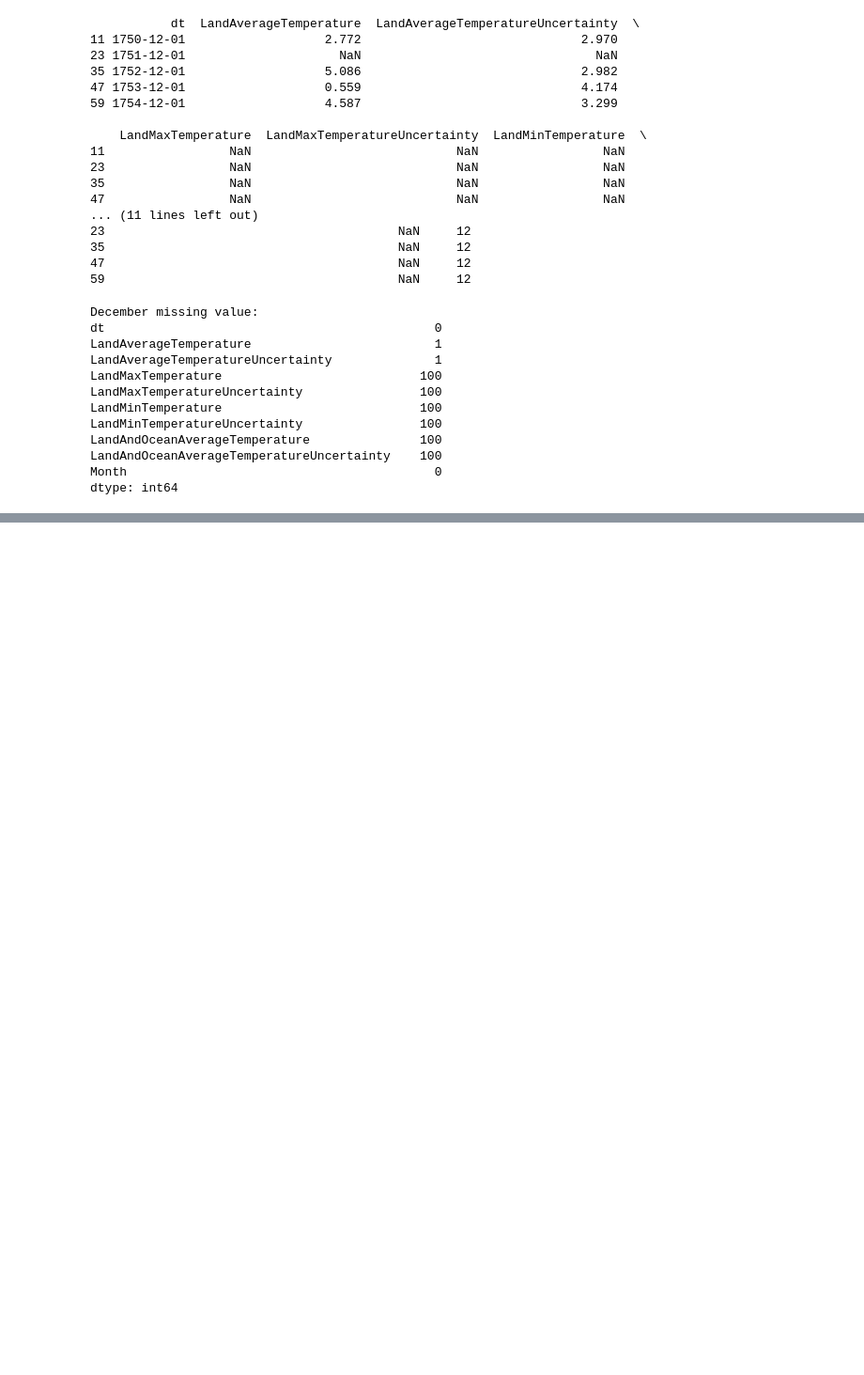
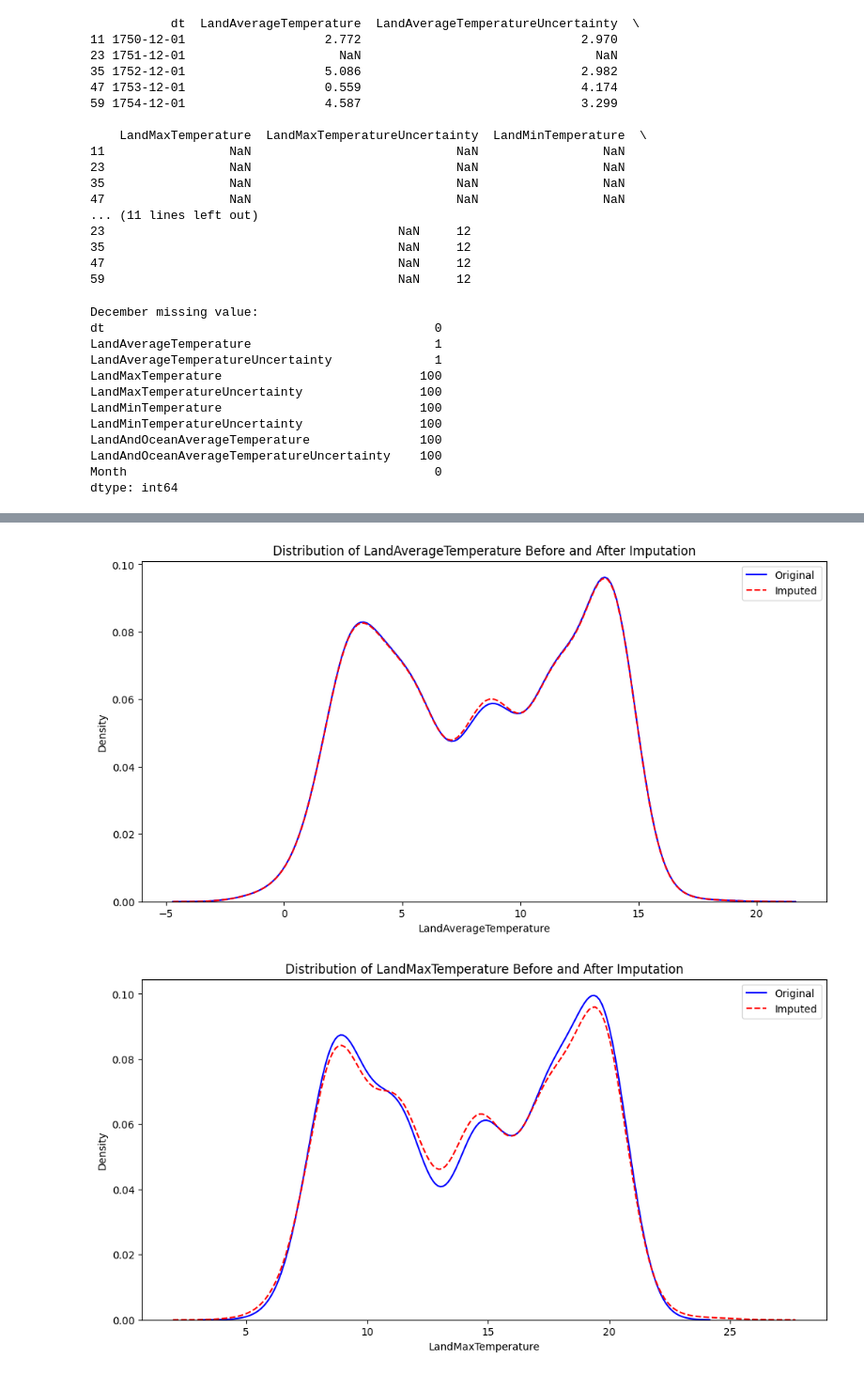
Before and after one commit to negjafari/climate-change-forecast, a Jupyter notebook: climate_change_trend_analysis.ipynb, the cells around one changed output, grey strips where cells are left out. Shown at 94% size. Drawn from its saved outputs; the diff is of its cells as text; code cells hidden in the pictures; blank space fills up the shorter version.

```diff
--- a/climate_change_trend_analysis.ipynb
+++ b/climate_change_trend_analysis.ipynb
@@ -219,0 +220,2 @@ print(len(january_data))
+# %%
+df.set_index('dt', inplace=True)
@@ -219,0 +237,36 @@ print(len(january_data))
+# %%
+columns_to_impute = [
+    'LandAverageTemperature',
+    'LandMaxTemperature',
+    'LandMinTemperature',
+    'LandAndOceanAverageTemperature',
+    'LandAverageTemperatureUncertainty',
+    'LandMaxTemperatureUncertainty',
+    'LandMinTemperatureUncertainty',
+    'LandAndOceanAverageTemperature'
+]
+# %%
+imputer = LoggingIterativeImputer(
+    estimator=BayesianRidge(),
+    max_iter=10,
+    random_state=0,
+    initial_strategy='mean'
+)
+# %%
+data_to_impute = df[columns_to_impute]
+
+# Fit the imputer and transform the data
+imputed_array = imputer.fit_transform(data_to_impute)
+
+df_imputed = pd.DataFrame(imputed_array, columns=columns_to_impute, index=data_to_impute.index)
+# %%
+for column in columns_to_impute:
+    plt.figure(figsize=(12, 6))
+    sns.kdeplot(df[column], label='Original', color='blue')
+    sns.kdeplot(df_imputed[column], label='Imputed', color='red', linestyle='--')
+    plt.title(f'Distribution of {column} Before and After Imputation')
+    plt.legend()
+    plt.show()
+# %% [output]
+[figure, added]
+[figure, added]
```
Also changed, not shown: parts of 22 cells of this notebook.
